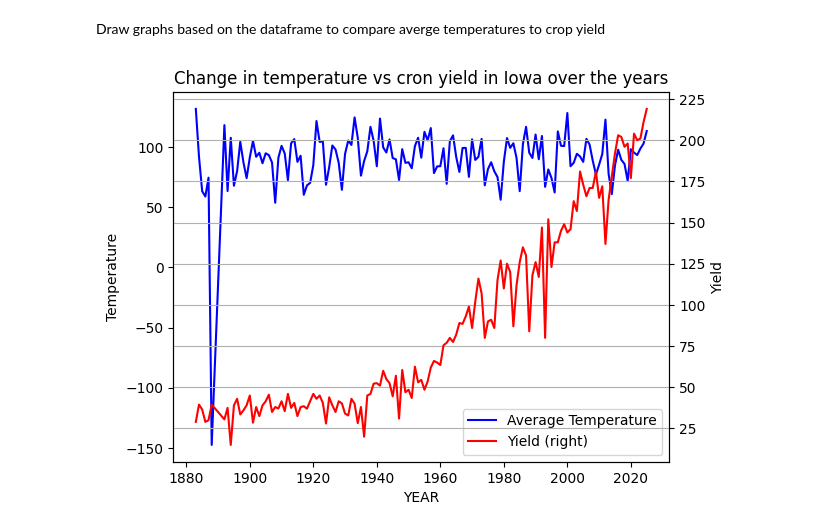
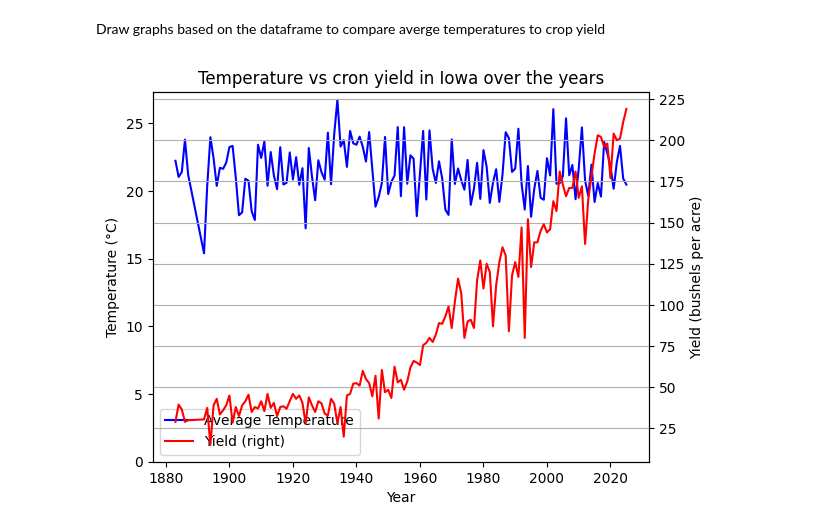
Before and after one commit to T-D-X/CS598, a Jupyter notebook: climate_crop_study.ipynb, the cells around one changed output. Saved outputs shown, nothing was run; the diff lists cells and outputs as text; code cells hidden in the pictures.

Commit message:
update data to filter for relevant months

```diff
--- a/climate_crop_study.ipynb
+++ b/climate_crop_study.ipynb
@@ -47,6 +47,8 @@ STATION_DATA_COLUMN_MAPPING = {
     "ELEMENT_TYPE": [17, 21],
     "ELEMENT": [21, 26],
 }
+# Months we're interested in when crops are sensitive to temp
+MONTHS_FILTER = ["06", "07", "08"]
 
 # For downloading data
 GHCND_DOWNLOAD_LOCATION = "https://www.ncei.noaa.gov/pub/data/ghcn/daily/all/{}.dly" # location to download data files, format with station ID
@@ -95,6 +97,7 @@ def dlv_to_filtered_df(df):
     for col_name, (start, end) in STATION_DATA_COLUMN_MAPPING.items():
         df[col_name] = df["line"].str[start:end].str.strip()
     df = df[list(STATION_DATA_COLUMN_MAPPING.keys())]
+    df = df[df["MONTH"].isin(MONTHS_FILTER)]
 
     tmax_df = df[df["ELEMENT_TYPE"] == "TMAX"][["YEAR", "MONTH", "ID", "ELEMENT"]].rename(columns={"ELEMENT": "TMAX"})
     tmax_df = tmax_df[tmax_df["TMAX"] != '-9999']
@@ -103,8 +106,8 @@ def dlv_to_filtered_df(df):
     tmin_df = tmin_df[tmin_df["TMIN"] != '-9999']
 
     df = pd.merge(tmax_df, tmin_df, on=["YEAR", "MONTH", "ID"], how="outer")
-    df["TAVG"] = (df["TMAX"].astype(float) + df["TMIN"].astype(float)) / 2
-
+    df["TAVG"] = (df["TMAX"].astype(float) + df["TMIN"].astype(float)) / 20  # temp is in tenth of degree C, change to just degree C
+    df["YEAR"] = df["YEAR"].astype('int64')
     return df
 
 def get_state_stations(state_code=STATE_CODE):
@@ -147,6 +150,7 @@ def get_mean_temperature_per_year(state_code=STATE_CODE):
     except FileNotFoundError:
         state_data_df = get_state_data(state_code)
         mean_temp_per_year_df = state_data_df.groupby("YEAR")["TAVG"].mean().reset_index()
+        mean_temp_per_year_df["TAVG"] = mean_temp_per_year_df["TAVG"].round(1)
         mean_temp_per_year_df.rename(columns={"TAVG": "Average Temperature"}, inplace=True)
         mean_temp_per_year_df.to_csv(GHCND_OUTPUT_FILE, index=False)
     return mean_temp_per_year_df
@@ -196,16 +200,18 @@ Draw graphs based on the dataframe to compare averge temperatures to crop yield
 # %%
 def plot_df(df):
     _, axis = plt.subplots()
     df.plot(x="YEAR", y="Average Temperature", ax=axis, color="blue", label="Average Temperature")
     df.plot(x="YEAR", y="Yield", ax=axis, color="red", label="Yield", secondary_y=True)
 
-    axis.set_ylabel("Temperature")
-    axis.right_ax.set_ylabel("Yield")
+    axis.set_xlabel("Year")
+    axis.set_ylabel("Temperature (°C)")
+    axis.set_ylim(bottom=0)
+    axis.right_ax.set_ylabel("Yield (bushels per acre)")
 
-    plt.title(f"Change in temperature vs cron yield in {STATE.title()} over the years")
+    plt.title(f"Temperature vs cron yield in {STATE.title()} over the years")
     plt.grid(True)
     plt.show()
 
 plot_df(merged_df)
 # %% [output]
-[figure, old version]
+[figure, new version]
```
Also changed, not shown: 1 other file.
